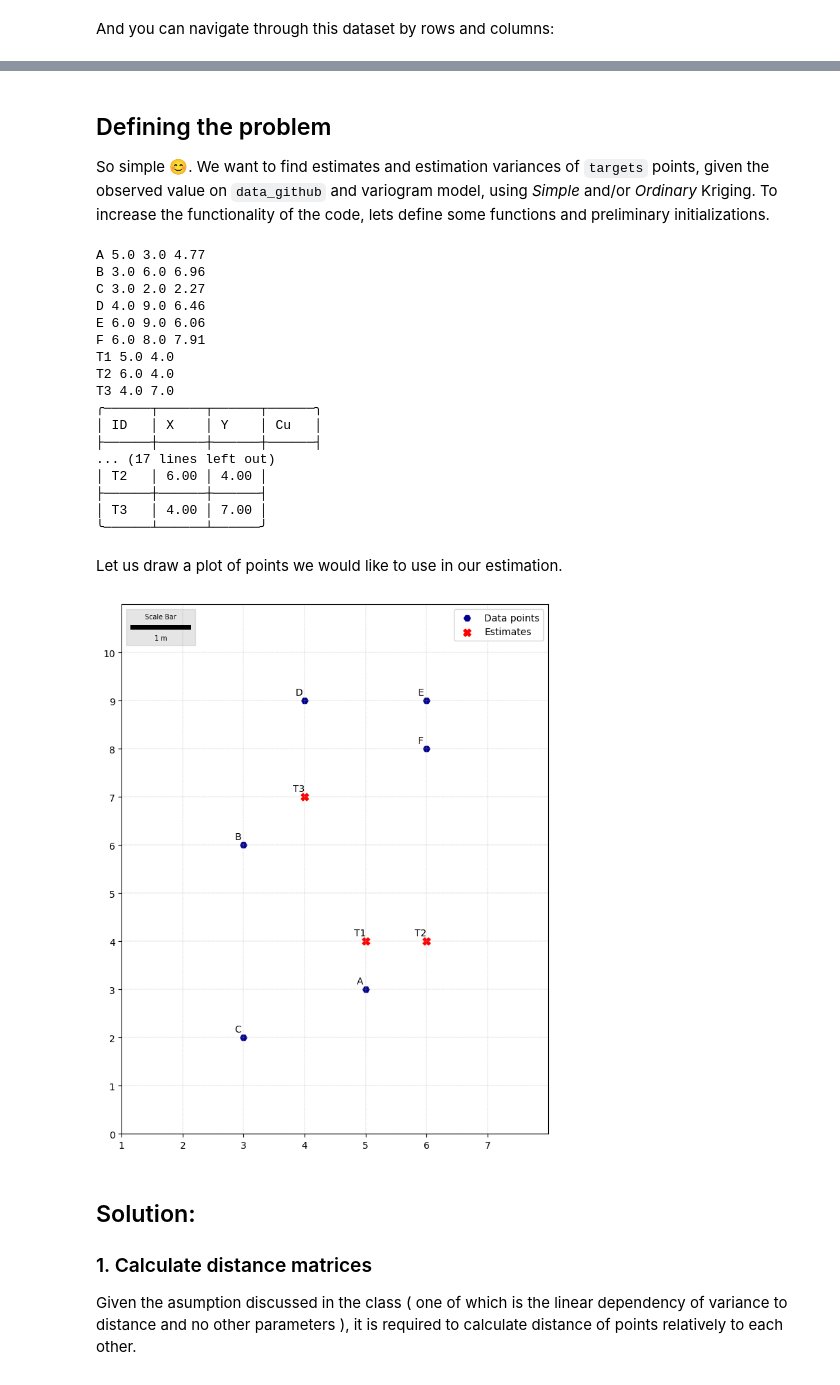
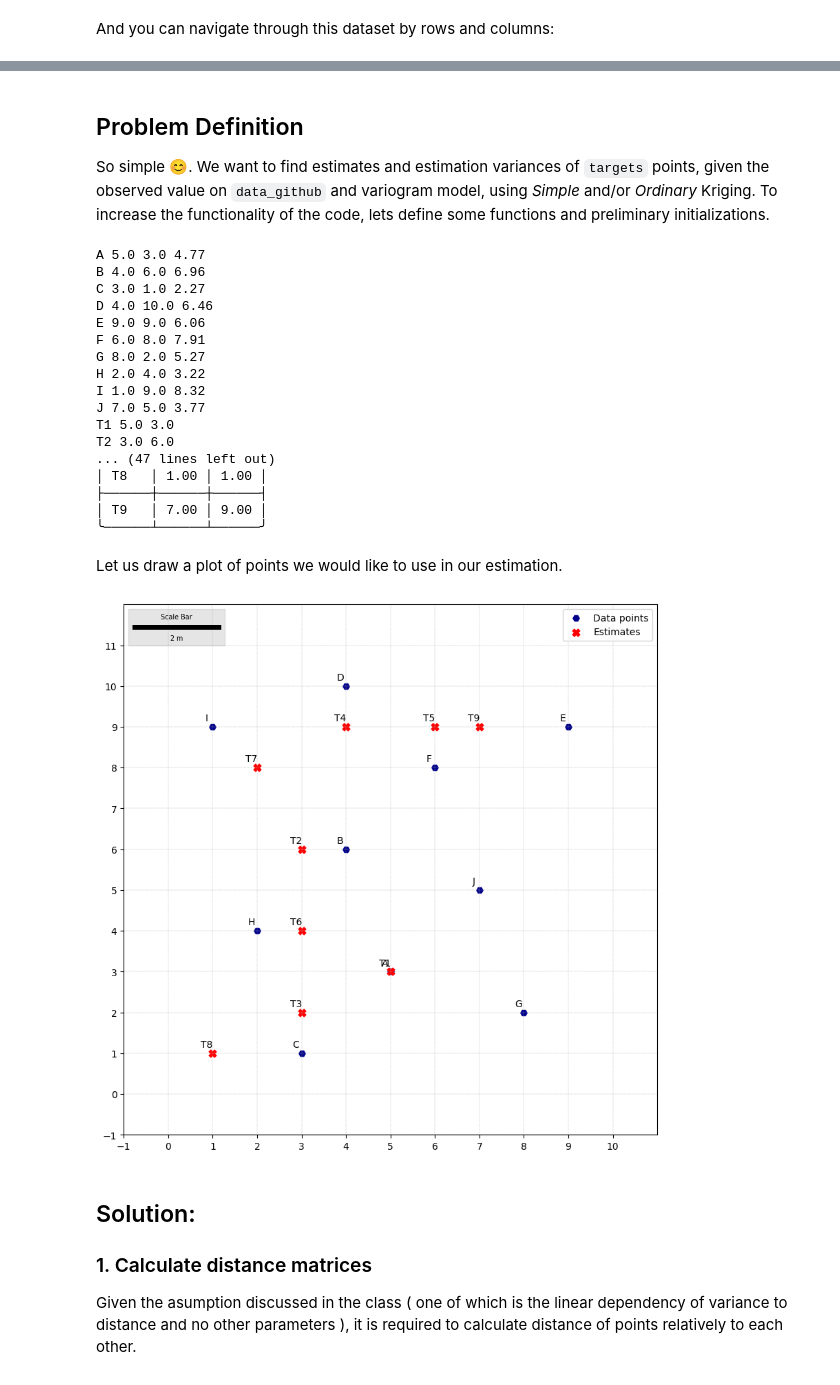
Before and after one commit to kiarash13p/Mineral-Resource-Geology-and-Modelling, a Jupyter notebook: Kriging Solution.ipynb, the cells around one changed output, grey strips where cells are left out. Cells and saved outputs as stored; diff of their text form; code cells hidden in the pictures.

```diff
--- a/Kriging Solution.ipynb
+++ b/Kriging Solution.ipynb
@@ -155,7 +155,7 @@ Or you can retrieve data from online sources, such as GitHub:
 
 def load_dataset_github() -> numpy.array:
     # URL of the raw data file on GitHub
-    url = "https://raw.githubusercontent.com/kiarash13p/Mineral-Resource-Geology-and-Modelling/main/Data/Kriging%20Solution/kriging%20solution.csv"
+    url = "https://raw.githubusercontent.com/kiarash13p/Mineral-Resource-Geology-and-Modelling/main/Data/Kriging%20Solution/data.csv"
     # Make an HTTP GET request to retrieve the data
     response = requests.get(url)
     response.raise_for_status() # prevent proceeding for invalid requests
@@ -166,7 +166,7 @@ def load_dataset_github() -> numpy.array:
 
 def load_targets_github() -> numpy.array:
     # URL of the raw data file on GitHub
-    url = "https://raw.githubusercontent.com/kiarash13p/Mineral-Resource-Geology-and-Modelling/main/Data/Kriging%20Solution/kriging%20solution.csv"
+    url = "https://raw.githubusercontent.com/kiarash13p/Mineral-Resource-Geology-and-Modelling/main/Data/Kriging%20Solution/targets.csv"
     # Make an HTTP GET request to retrieve the data
     response = requests.get(url)
     response.raise_for_status() # prevent proceeding for invalid requests
@@ -221,6 +221,6 @@ print( tabulate(data_github[ data_github['Cu'] > 5.0 ] , headers=data_github.dty
 ╰──────┴─────┴─────┴──────╯
 # %% [markdown]
-## Defining the problem
+## Problem Definition
 
 So simple 😊. We want to find estimates and estimation variances of `targets` points, given the observed value on `data_github` and variogram model, using _Simple_ and/or _Ordinary_ Kriging. To increase the functionality of the code, lets define some functions and preliminary initializations.
 # %%
@@ -265,55 +265,55 @@ printtable( data )
 printtable( targets )
 # %% [output]
 A 5.0 3.0 4.77
-B 3.0 6.0 6.96
-C 3.0 2.0 2.27
-D 4.0 9.0 6.46
-E 6.0 9.0 6.06
+B 4.0 6.0 6.96
+C 3.0 1.0 2.27
+D 4.0 10.0 6.46
+E 9.0 9.0 6.06
 F 6.0 8.0 7.91
-T1 5.0 4.0
-T2 6.0 4.0
-T3 4.0 7.0
-╭──────┬──────┬──────┬──────╮
-│ ID   │ X    │ Y    │ Cu   │
-├──────┼──────┼──────┼──────┤
-... (17 lines left out)
-│ T2   │ 6.00 │ 4.00 │
+G 8.0 2.0 5.27
+H 2.0 4.0 3.22
+I 1.0 9.0 8.32
+J 7.0 5.0 3.77
+T1 5.0 3.0
+T2 3.0 6.0
+... (47 lines left out)
+│ T8   │ 1.00 │ 1.00 │
 ├──────┼──────┼──────┤
-│ T3   │ 4.00 │ 7.00 │
+│ T9   │ 7.00 │ 9.00 │
 ╰──────┴──────┴──────╯
 # %% [markdown]
 Let us draw a plot of points we would like to use in our estimation.
 # %%
-fig1 = plt.figure( figsize=(8,10))
+fig1 = plt.figure( figsize=(10,10))
 ax1 = fig1.gca()
 plt.xlim( min(data['X'] )-2 , max(data['X'] )+2 )
 plt.ylim( min(data['Y'] )-2 , max(data['Y'] )+2 )
 plt.xticks( numpy.arange( min(data['X'] )-2 , max(data['X'] )+2 , 1 ) )
 plt.yticks( numpy.arange( min(data['Y'] )-2 , max(data['Y'] )+2 , 1 ) )
 plt.scatter( x=data['X'] , y=data['Y'] , marker='H' , s=45 , c='darkblue' , label = "Data points")
 plt.scatter( x=targets['X'] , y=targets['Y'] , marker='X' , s=60 , c='Red' , label = "Estimates")
 for row_ in itertools.chain(data,targets):
     plt.annotate(text=row_['ID'] , xy=(row_['X'] , row_['Y']) , xytext=(-6,9) , textcoords='offset points' , horizontalalignment='center', verticalalignment = "center" , fontweight = 'normal')
 plt.grid(True , linestyle = '--' , linewidth = 0.3)
 
 # Adding scale bar
 scalebar    =   ScaleBar.ScaleBar(1.0 , "m" ,
                                   length_fraction=0.2 ,
                                   location='upper left' ,
                                   label='Scale Bar',
                                   pad=0.4 ,
                                   border_pad=0.5 ,
                                   color='black' ,
                                   box_color='gray' ,
                                   box_alpha=0.2 ,
                                   font_properties={'size': 'x-small'}
                                    )
 ax1.add_artist(scalebar)
 # fig.axes[0].add_patch(patches.Circle( targets[0], Range , alpha = 0.15))
 plt.legend()
 plt.show()
 # %% [output]
-[figure, old version]
+[figure, new version]
 # %% [markdown]
 ## Solution:
 
```
Also changed, not shown: parts of 16 cells of this notebook.
